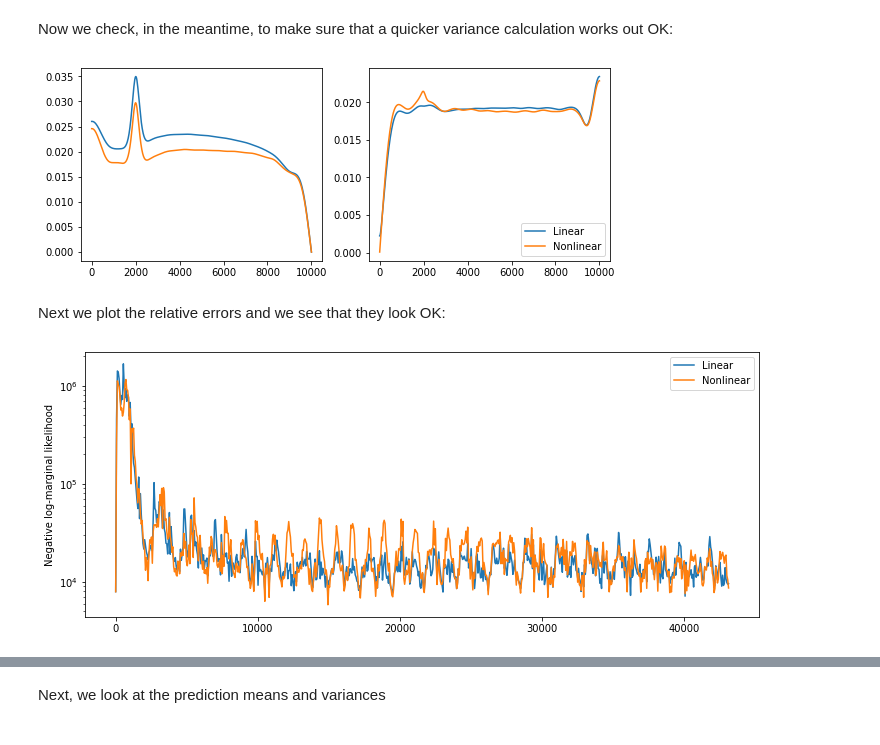
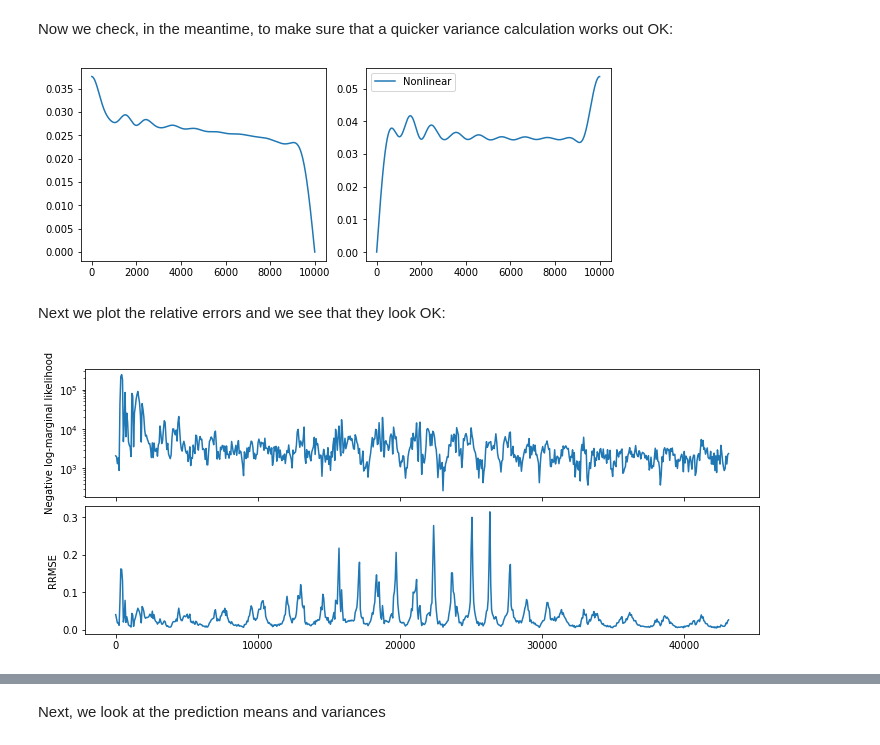
Before and after one commit to connor-duffin/sswe, a Jupyter notebook: notebooks/check-hyperparameters-filter.ipynb, the cells around one changed output, grey strips where cells are left out. Cells and saved outputs as stored; diff of their text form; code cells hidden in the pictures.

```diff
--- a/notebooks/check-hyperparameters-filter.ipynb
+++ b/notebooks/check-hyperparameters-filter.ipynb
@@ -48,10 +48,9 @@ DT = 2.
 THETA = 0.6
 
 NU = 1.
-C = 2000
 
 # set the observation system
-t_final = 12. * 60 * 60.
+t_final = 12 * 60 * 60.
 nt = np.int64(t_final / DT)
 t_grid = np.arange(0., t_final, DT)
 
@@ -59,26 +58,24 @@ k = 32
 nt_skip = 30
 sigma_y = 5e-2
 # %%
+control = dict(nx=NX, dt=DT, theta=THETA, simulation="tidal_flow")
+params = dict(nu=NU,
+              shore_start=2000., shore_height=2.5,
+              bump_height=0., bump_centre=8000., bump_width=1000)
 stat_params = dict(rho_u=0., ell_u=1000.,
                    rho_h=2e-3, ell_h=1000.,
                    k=k, k_init_u=k, k_init_h=k,
                    hilbert_gp=True)
 
 swe_prior = ShallowOneEx(
-    control=dict(nx=NX, dt=DT, theta=THETA, simulation="tidal_flow"),
-    params=dict(nu=NU, bump_centre=C),
-    stat_params=stat_params,
-    lr=True)
-
-swe_post = ShallowOneKalman(
-    control=dict(nx=NX, dt=DT, theta=THETA),
-    params=dict(nu=NU, bump_centre=C),
+    control=control,
+    params=params,
     stat_params=stat_params,
     lr=True)
 
 swe_post_ex = ShallowOneEx(
-    control=dict(nx=NX, dt=DT, theta=THETA, simulation="tidal_flow"),
-    params=dict(nu=NU, bump_centre=C),
+    control=control,
+    params=params,
     stat_params=stat_params,
     lr=True)
 
@@ -98,6 +99,6 @@ Observational noise has std. dev. 5.0000e-02
 # %%
-nx_skip = 10
-dat = xr.open_dataset("../data/h_bump_test.nc")
+nx_skip = 51
+dat = xr.open_dataset("../data/h_shore.nc")
 
 # do some double checking
 print(dat.coords["t"].values[1] - dat.coords["t"].values[0])
@@ -138,23 +139,23 @@ lml_ex = np.zeros((nt_obs, ))
 t = 0.
 i_save = 0
 n_plot = int(3 * nt // 4)
-for i in tqdm(range(nt)):
+for i in range(nt):
     t += swe_post.dt
 
     swe_prior.prediction_step(t)
-    swe_post.prediction_step(t)
     swe_post_ex.prediction_step(t)
 
     if i % nt_skip == 0:
         lml[i_save] = swe_post.compute_lml(y_obs[i, :], H_obs, sigma_y)
         lml_ex[i_save] = swe_post_ex.compute_lml(y_obs[i, :], H_obs, sigma_y)
 
-        swe_post.update_step(y_obs[i, :], H_obs, sigma_y)
         swe_post_ex.update_step(y_obs[i, :], H_obs, sigma_y)
 
         rmse[i_save] = compute_rmse(swe_post, y_obs[i, :], H_obs)
         rmse_ex[i_save] = compute_rmse(swe_post_ex, y_obs[i, :], H_obs)
         rmse_prior_ex[i_save] = compute_rmse(swe_prior, y_obs[i, :], H_obs)
+
+        print(f"\r Iteration {i} of {nt}, RMSE = {rmse_ex[i_save]:.4e}, Prior RMSE = {rmse_prior_ex[i_save]:.4e}", end="")
 
         means_obs[i_save, :], covs_obs[i_save, :, :] = compute_pp(H_obs, swe_post)
         coverage[i_save] = compute_coverage(y_obs[i, :],
@@ -182,5 +183,4 @@ for i in tqdm(range(nt)):
         var_h_ex = np.sum((H_h_verts @ swe_post_ex.cov_sqrt)**2, axis=1)
 
     swe_prior.set_prev()
-    swe_post.set_prev()
     swe_post_ex.set_prev()
@@ -249,22 +238,23 @@ plt.show()
 Now we check, in the meantime, to make sure that a quicker variance calculation works out OK:
 # %%
 fig, axs = plt.subplots(1, 2, constrained_layout=True, figsize=(8, 3))
-axs[0].plot(swe_post.x_coords, np.sqrt(var_u))
 axs[0].plot(swe_post.x_coords, np.sqrt(var_u_ex))
-axs[1].plot(swe_post.x_coords, np.sqrt(var_h), label="Linear")
 axs[1].plot(swe_post.x_coords, np.sqrt(var_h_ex), label="Nonlinear")
 axs[1].legend()
 plt.show()
 # %% [output]
-[figure, old version]
+[figure, new version]
 # %% [markdown]
 Next we plot the relative errors and we see that they look OK:
 # %%
-fig, ax = plt.subplots(1, 1,  constrained_layout=True, figsize=(10, 4))
-ax.semilogy(t_grid[::nt_skip], -lml, label="Linear")
-ax.semilogy(t_grid[::nt_skip], -lml_ex, label="Nonlinear")
-ax.set_ylabel("Negative log-marginal likelihood")
-ax.legend()
+fig, ax = plt.subplots(2, 1,
+                       constrained_layout=True,
+                       figsize=(10, 4),
+                       sharex=True)
+ax[0].semilogy(t_grid[::nt_skip], -lml_ex, label="Nonlinear")
+ax[0].set_ylabel("Negative log-marginal likelihood")
+ax[1].plot(t_grid[::nt_skip], rmse_ex, label="Nonlinear RMSE")
+ax[1].set_ylabel("RRMSE")
 plt.show()
 # %% [output]
-[figure, old version]
+[figure, new version]
```
Also changed, not shown: parts of 12 cells of this notebook, 3 other files.
